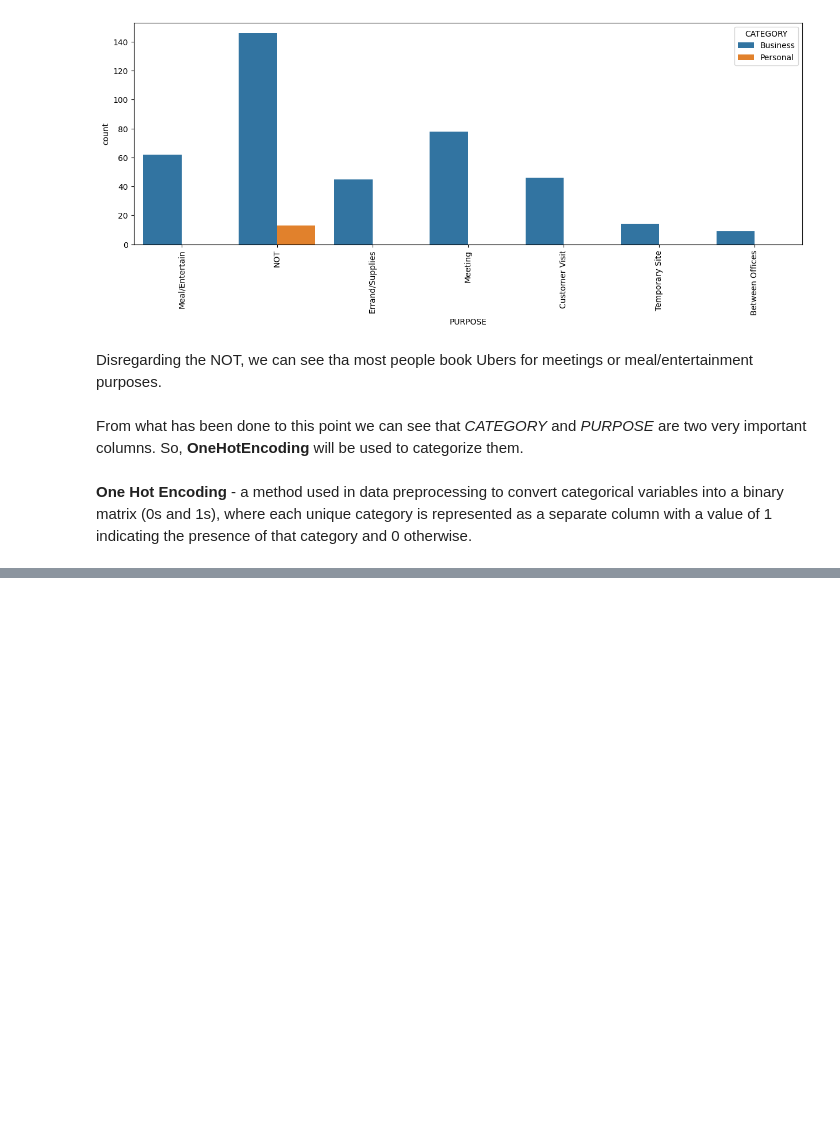
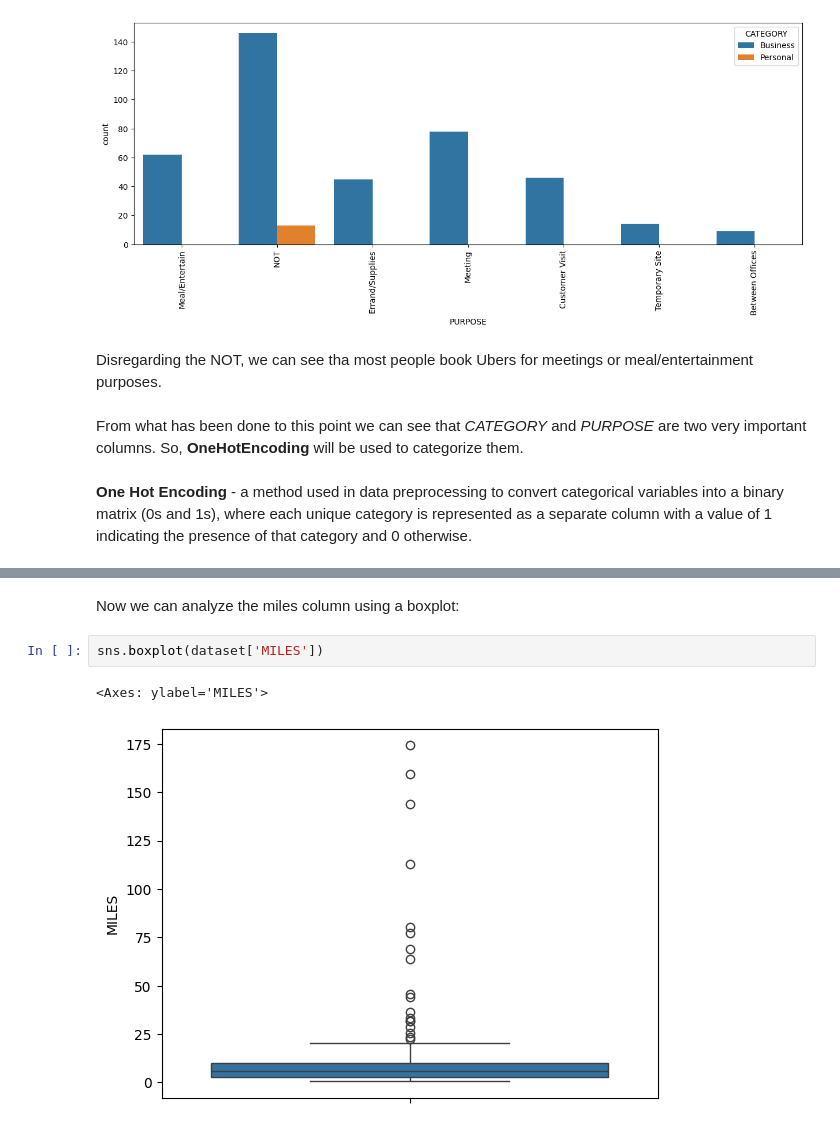
Before and after one commit to Jorwin-dev/data-analysis, a Jupyter notebook: Uber-Rides/main.ipynb, the cells around one changed output, grey strips where cells are left out. Saved outputs shown, nothing was run; the diff lists cells and outputs as text; blank space fills up the shorter version.

```diff
--- a/Uber-Rides/main.ipynb
+++ b/Uber-Rides/main.ipynb
@@ -190,0 +240,7 @@ Index(['START_DATE', 'END_DATE', 'START', 'STOP', 'MILES', 'date', 'time',
+# %% [markdown]
+Now we can analyze the miles column using a boxplot:
+# %%
+sns.boxplot(dataset['MILES'])
+# %% [output]
+<Axes: ylabel='MILES'>
+[figure, added]
```
Also changed, not shown: parts of 15 cells of this notebook, 1 other file.
